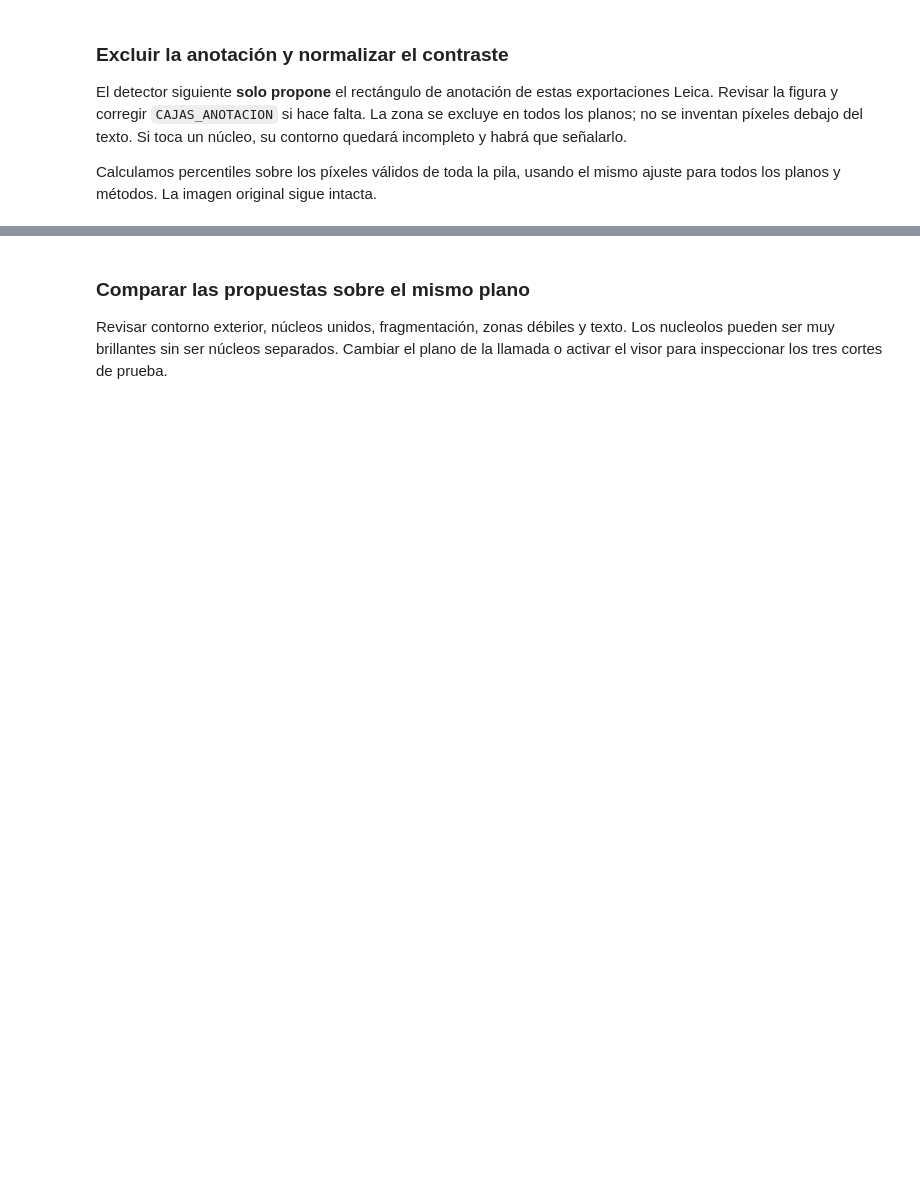
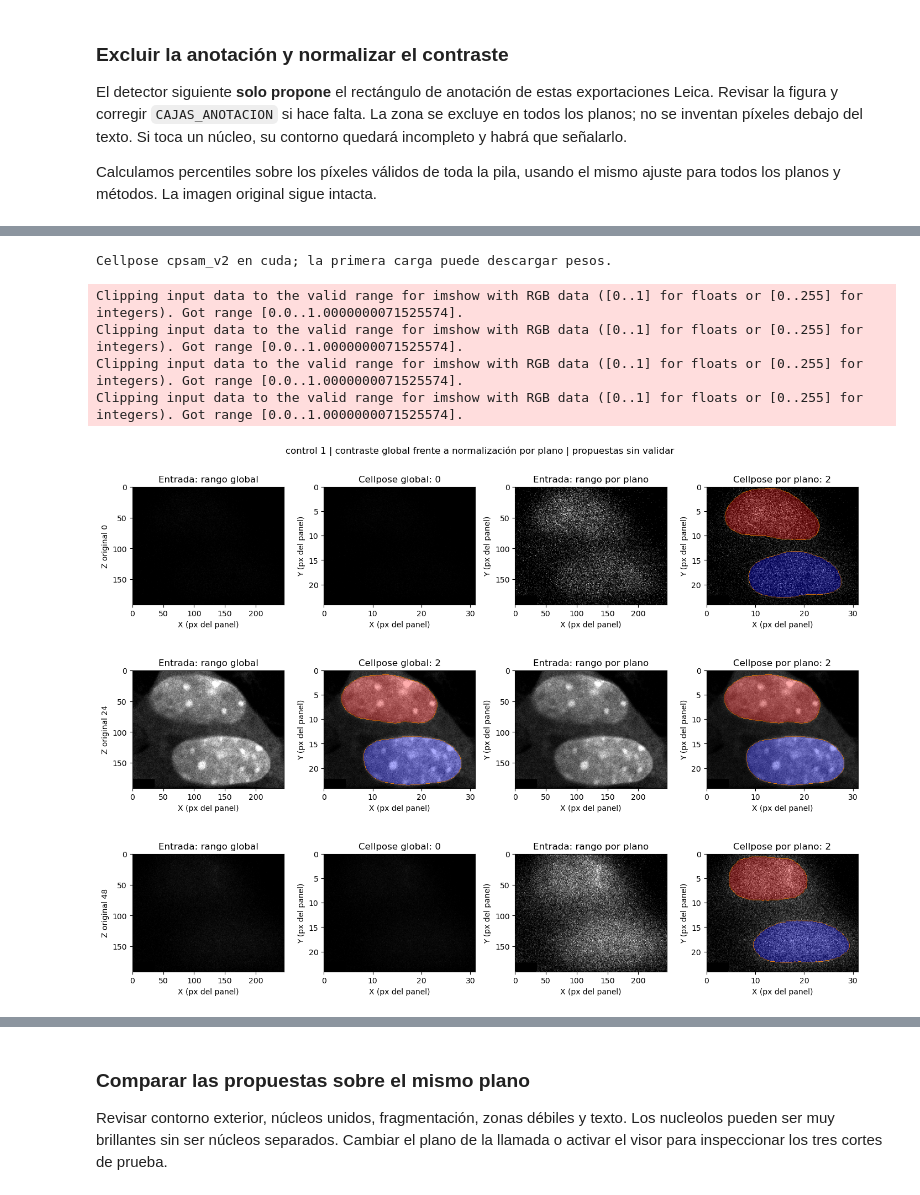
Before and after one commit to Veleiroo/piia2-26, a Jupyter notebook: entregas/cu-05-topografia-celular/notebooks/01-piloto-mascaras-nucleares.ipynb, the cells around one changed output, grey strips where cells are left out. Drawn from its saved outputs; the diff is of its cells as text; code cells hidden in the pictures; blank space fills up the shorter version.

```diff
--- a/entregas/cu-05-topografia-celular/notebooks/01-piloto-mascaras-nucleares.ipynb
+++ b/entregas/cu-05-topografia-celular/notebooks/01-piloto-mascaras-nucleares.ipynb
@@ -99,17 +99,14 @@ CAJAS_ANOTACION = None
 PERCENTILES = (1.0, 99.8)
 SIGMA_UM = 0.18
 AREA_MIN_UM2 = 5.0             # Parámetros de prueba, no criterios biológicos validados.
-VOLUMEN_MIN_UM3 = 5.0
 PROMINENCIA_SEMILLAS_UM = 0.8
 
-EJECUTAR_CELLPOSE_2D = False
-EJECUTAR_STARDIST_2D = False
-EJECUTAR_CLASICO_3D = False    # Activar tras revisar 2D; watershed 3D puede tardar.
-EJECUTAR_CELLPOSE_3D = False
+EJECUTAR_CELLPOSE_2D = True
+EJECUTAR_STARDIST_2D = True
 PERMITIR_CELLPOSE_CPU = False
 MODELOS_CELLPOSE = ('cpsam_v2',)  # Alternativa moderna más pequeña: ('cpdino-vitb',).
-MODELO_CELLPOSE_3D = MODELOS_CELLPOSE[0]
 DIAMETRO_CELLPOSE_PX = None     # En píxeles de TRABAJO; dejar None al empezar.
+CELLPROB_THRESHOLD = 0.5        # Probar también 0.0; revisar falsos positivos en cortes tenues.
 
 VISORES_INTERACTIVOS = False   # True añade controles de revisión con ipywidgets.
 GUARDAR_PROPUESTAS = False     # Guarda TIFF de etiquetas + JSON en tmp/, nunca en data/.
@@ -122,8 +119,9 @@ contienen 407 planos DAPI; los overlays y el segundo canal de G10 2 no son nueva
 muestras. La columna de canal se obtiene de `DyeName`, sin asumir que RGB signifique
 tres marcadores biológicos.
 # %%
-auditor = runpy.run_path(str(PROYECTO / 'scripts/auditar_metadatos.py'))
-inventario = auditor['audit'](DATOS)
+from topografia_celular.auditoria import auditar
+
+inventario = auditar(DATOS)
 por_nombre = {fila['folder']: fila for fila in inventario}
 resumen = []
 for fila in inventario:
@@ -438,3 +416,45 @@ else:
+# %%
+if EJECUTAR_CELLPOSE_2D:
+    z_contraste = sorted(set((0, len(senal)-1, len(senal)//2)))
+    modelo_contraste = preparar_cellpose(MODELOS_CELLPOSE[0])
+    try:
+        fig, axes = plt.subplots(len(z_contraste), 4,
+                                figsize=(14, 3.5*len(z_contraste)), squeeze=False)
+        for fila, z in enumerate(z_contraste):
+            imagen_global = senal[z]
+            muestra = senal_sin_limpiar[z][validos_xy]
+            bajo_plano, alto_plano = np.percentile(muestra, PERCENTILES)
+            if alto_plano <= bajo_plano:
+                raise ValueError(f'Rango de intensidad inválido en Z={indices_z_originales[z]}.')
+            imagen_plano = np.clip((senal_sin_limpiar[z] - bajo_plano) /
+                                   (alto_plano - bajo_plano), 0, 1).astype(np.float32)
+            imagen_plano[~validos_xy] = 0
+            mascara_global = inferir_cellpose(modelo_contraste, imagen_global, validos_xy)
+            mascara_plano = inferir_cellpose(modelo_contraste, imagen_plano, validos_xy)
+            panel_mascara(axes[fila, 0], imagen_global, titulo='Entrada: rango global')
+            panel_mascara(axes[fila, 1], imagen_global, mascara_global, espaciado[1:],
+                          f'Cellpose global: {len(np.unique(mascara_global))-1}')
+            panel_mascara(axes[fila, 2], imagen_plano, titulo='Entrada: rango por plano')
+            panel_mascara(axes[fila, 3], imagen_plano, mascara_plano, espaciado[1:],
+                          f'Cellpose por plano: {len(np.unique(mascara_plano))-1}')
+            axes[fila, 0].set_ylabel(f'Z original {indices_z_originales[z]}')
+        for ax in axes.flat:
+            ax.set_xlabel('X (px del panel)'); ax.set_ylabel(ax.get_ylabel() or 'Y (px del panel)')
+        fig.suptitle(f'{PILA} | contraste global frente a normalización por plano | propuestas sin validar')
+        fig.tight_layout()
+        plt.show()
+    finally:
+        del modelo_contraste
+        liberar_cellpose()
+else:
+    print('Activa EJECUTAR_CELLPOSE_2D para comparar ambos ajustes de contraste.')
+# %% [output]
+Cellpose cpsam_v2 en cuda; la primera carga puede descargar pesos.
+Clipping input data to the valid range for imshow with RGB data ([0..1] for floats or [0..255] for integers). Got range [0.0..1.0000000071525574].
+Clipping input data to the valid range for imshow with RGB data ([0..1] for floats or [0..255] for integers). Got range [0.0..1.0000000071525574].
+Clipping input data to the valid range for imshow with RGB data ([0..1] for floats or [0..255] for integers). Got range [0.0..1.0000000071525574].
+Clipping input data to the valid range for imshow with RGB data ([0..1] for floats or [0..255] for integers). Got range [0.0..1.0000000071525574].
+[figure, added]
 # %% [markdown]
 ### StarDist 2D opcional: otro candidato para núcleos fluorescentes
 
```
Also changed, not shown: parts of 23 cells of this notebook, 19 other files.
